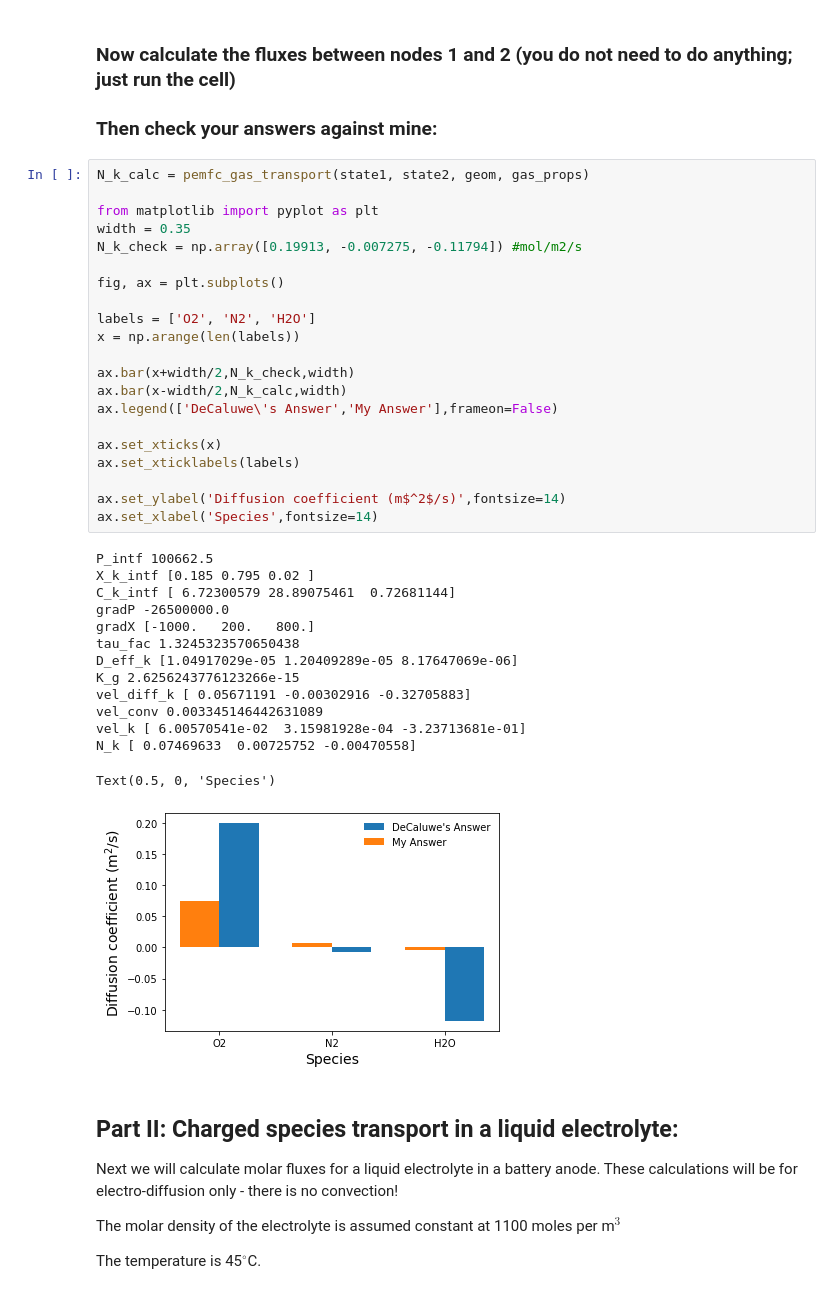
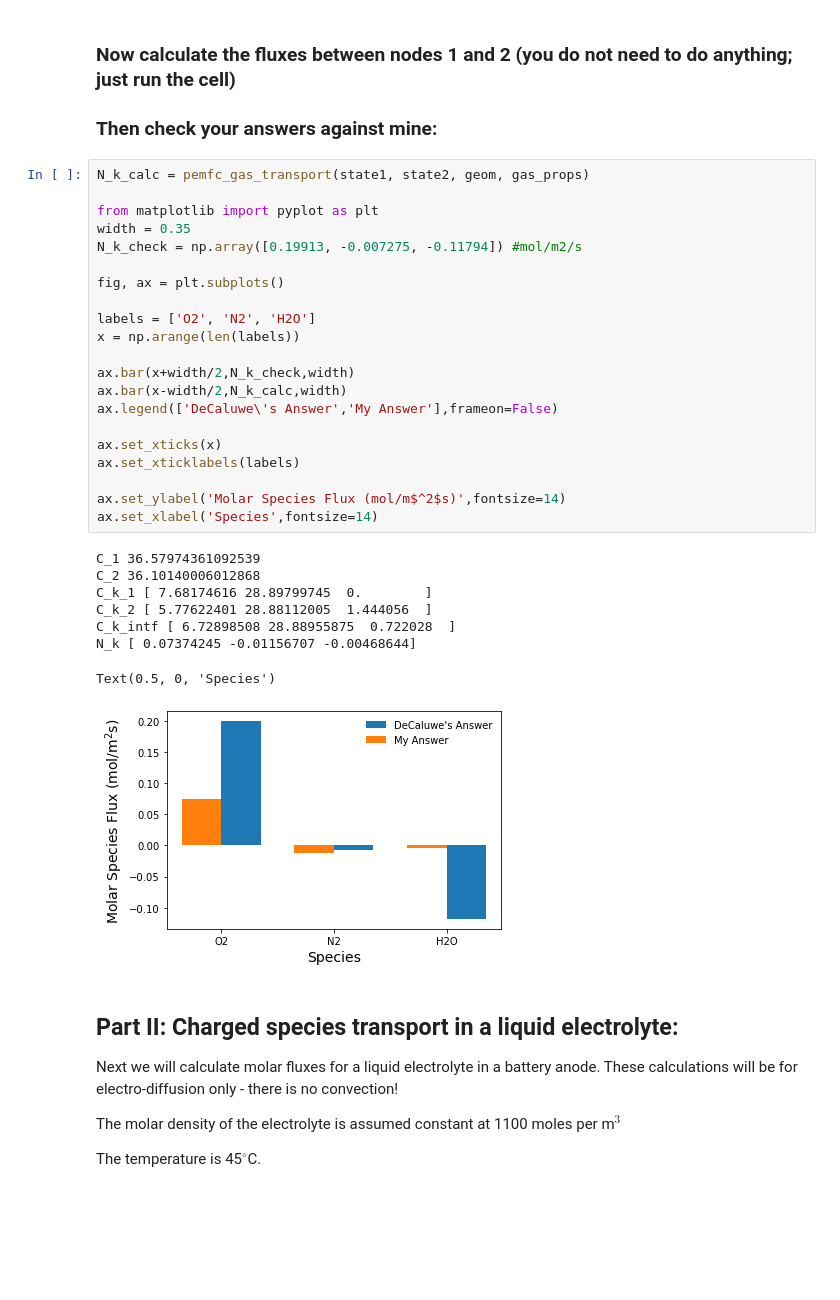
Before and after one commit to tapevans/Homework, a Jupyter notebook: homework-5/Homework5_Coding.ipynb, the cells around one changed output. Cells and saved outputs as stored; diff of their text form; blank space fills up the shorter version.

```diff
--- a/homework-5/Homework5_Coding.ipynb
+++ b/homework-5/Homework5_Coding.ipynb
@@ -120,39 +147,33 @@ def pemfc_gas_transport(state1, state2, geom, gas_props):
 # %%
 N_k_calc = pemfc_gas_transport(state1, state2, geom, gas_props)
 
 from matplotlib import pyplot as plt
 width = 0.35
 N_k_check = np.array([0.19913, -0.007275, -0.11794]) #mol/m2/s
 
 fig, ax = plt.subplots()
 
 labels = ['O2', 'N2', 'H2O']
 x = np.arange(len(labels))
 
 ax.bar(x+width/2,N_k_check,width)
 ax.bar(x-width/2,N_k_calc,width)
 ax.legend(['DeCaluwe\'s Answer','My Answer'],frameon=False)
 
 ax.set_xticks(x)
 ax.set_xticklabels(labels)
 
-ax.set_ylabel('Diffusion coefficient (m$^2$/s)',fontsize=14)
+ax.set_ylabel('Molar Species Flux (mol/m$^2$s)',fontsize=14)
 ax.set_xlabel('Species',fontsize=14)
 # %% [output]
-P_intf 100662.5
-X_k_intf [0.185 0.795 0.02 ]
-C_k_intf [ 6.72300579 28.89075461  0.72681144]
-gradP -26500000.0
-gradX [-1000.   200.   800.]
-tau_fac 1.3245323570650438
-D_eff_k [1.04917029e-05 1.20409289e-05 8.17647069e-06]
-K_g 2.6256243776123266e-15
-vel_diff_k [ 0.05671191 -0.00302916 -0.32705883]
-vel_conv 0.003345146442631089
-vel_k [ 6.00570541e-02  3.15981928e-04 -3.23713681e-01]
-N_k [ 0.07469633  0.00725752 -0.00470558]
+C_1 36.57974361092539
+C_2 36.10140006012868
+C_k_1 [ 7.68174616 28.89799745  0.        ]
+C_k_2 [ 5.77622401 28.88112005  1.444056  ]
+C_k_intf [ 6.72898508 28.88955875  0.722028  ]
+N_k [ 0.07374245 -0.01156707 -0.00468644]
 Text(0.5, 0, 'Species')
-[figure, old version]
+[figure, new version]
 # %% [markdown]
 ## Part II: Charged species transport in a liquid electrolyte:
 
```
Also changed, not shown: parts of 5 cells of this notebook.
